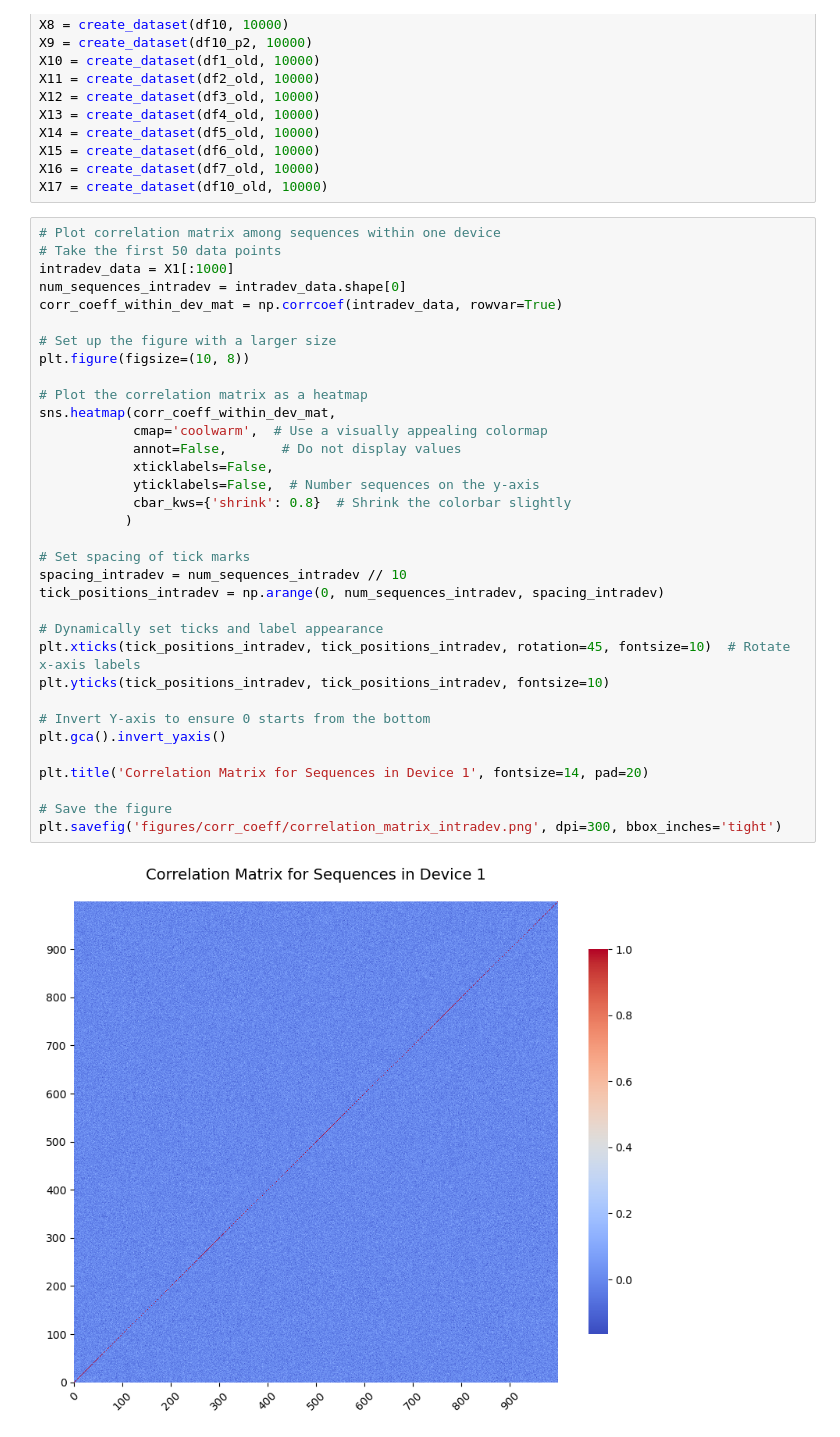
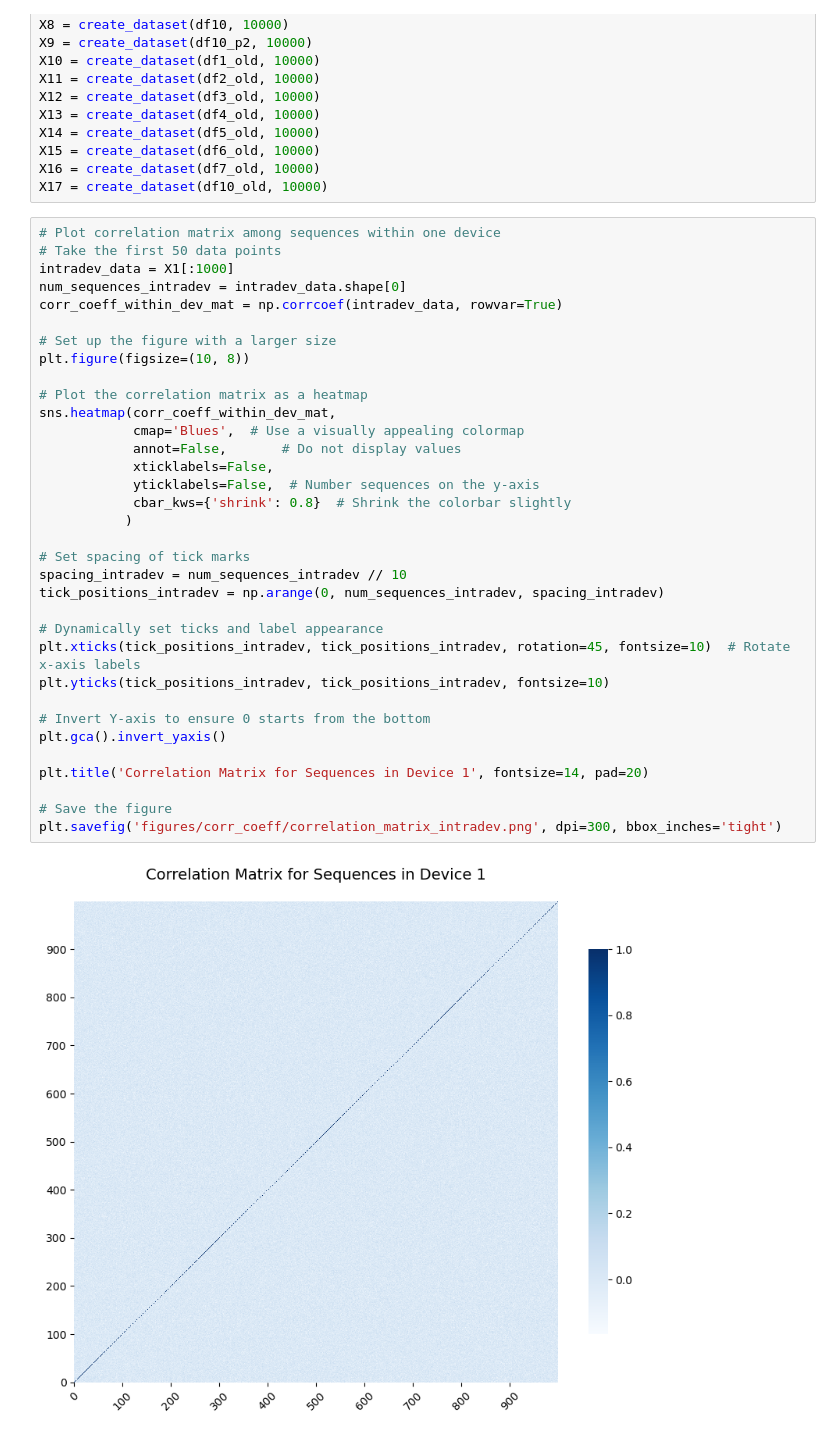
Before and after one commit to nakulnandhakumar/kaust_puf, a Jupyter notebook: sandbox.ipynb, the cells around one changed output. Drawn from its saved outputs; the diff is of its cells as text.

Commit message:
Changed figure colorscheme for better contrast of correlated signals

```diff
--- a/sandbox.ipynb
+++ b/sandbox.ipynb
@@ -79,33 +81,33 @@ intradev_data = X1[:1000]
 num_sequences_intradev = intradev_data.shape[0]
 corr_coeff_within_dev_mat = np.corrcoef(intradev_data, rowvar=True)
 
 # Set up the figure with a larger size
 plt.figure(figsize=(10, 8))
 
 # Plot the correlation matrix as a heatmap
 sns.heatmap(corr_coeff_within_dev_mat,
-            cmap='coolwarm',  # Use a visually appealing colormap
+            cmap='Blues',  # Use a visually appealing colormap
             annot=False,       # Do not display values
             xticklabels=False,
             yticklabels=False,  # Number sequences on the y-axis
             cbar_kws={'shrink': 0.8}  # Shrink the colorbar slightly
            )
 
 # Set spacing of tick marks
 spacing_intradev = num_sequences_intradev // 10
 tick_positions_intradev = np.arange(0, num_sequences_intradev, spacing_intradev)
 
 # Dynamically set ticks and label appearance
 plt.xticks(tick_positions_intradev, tick_positions_intradev, rotation=45, fontsize=10)  # Rotate x-axis labels
 plt.yticks(tick_positions_intradev, tick_positions_intradev, fontsize=10)
 
 # Invert Y-axis to ensure 0 starts from the bottom
 plt.gca().invert_yaxis()
 
 plt.title('Correlation Matrix for Sequences in Device 1', fontsize=14, pad=20)
 
 # Save the figure
 plt.savefig('figures/corr_coeff/correlation_matrix_intradev.png', dpi=300, bbox_inches='tight')
 # %% [output]
-[figure, old version]
+[figure, new version]
 # %%
```
Also changed, not shown: parts of 4 cells of this notebook, 5 other files.
